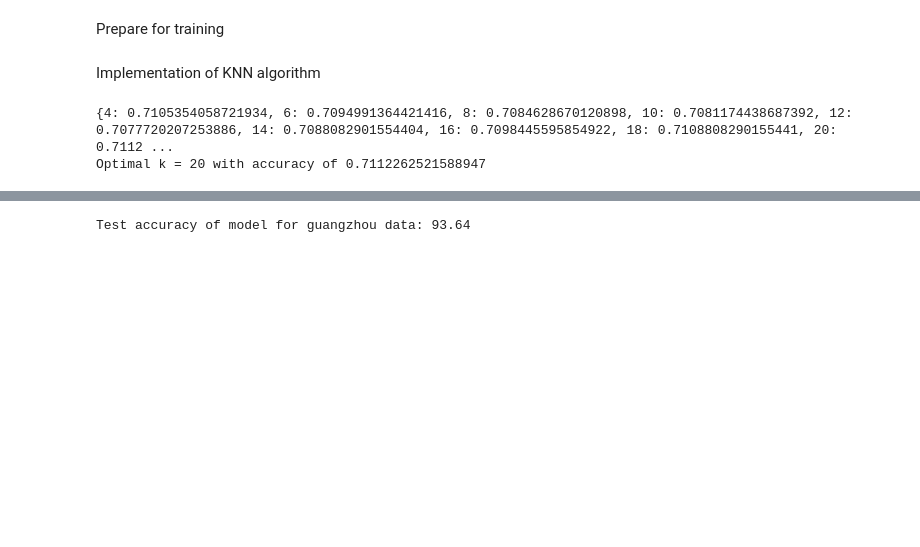
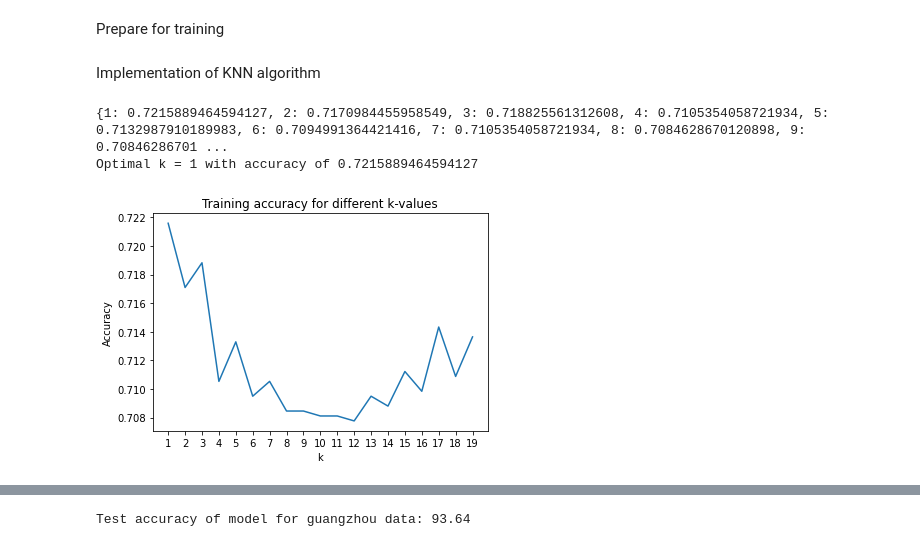
Before and after one commit to ichrist97/dat410-exercises, a Jupyter notebook: 3_aitools/knn.ipynb, the cells around one changed output, grey strips where cells are left out. Drawn from its saved outputs; the diff is of its cells as text; code cells hidden in the pictures; blank space fills up the shorter version.

Commit message:
Different range for k values and plotting of k value curve

```diff
--- a/3_aitools/knn.ipynb
+++ b/3_aitools/knn.ipynb
@@ -149,7 +146,7 @@ class KNN:
         dist = np.linalg.norm(x - y)
         return dist
 # %%
-def cross_validation(k_vals: List[int], X_train: np.ndarray, Y_train: np.ndarray):
+def cross_validation(k_vals: range, X_train: np.ndarray, Y_train: np.ndarray):
     """
     Cross validate different k values to find the optimal one with the highest accuracy
     """
@@ -160,16 +157,28 @@ def cross_validation(k_vals: List[int], X_train: np.ndarray, Y_train: np.ndarray
     return results
 # %%
 # can take some minutes to run depending on the amount of k values
-k_vals = [4, 6, 8, 10, 12, 14, 16, 18, 20]
+k_vals = range(1, 20)
 k_results = cross_validation(
-    k_vals, X_train, Y_train, X_test_guangzhou, Y_test_guangzhou
+    k_vals, X_train, Y_train
 )
 opt_k = max(k_results, key=k_results.get)
 
 print(k_results)
 print(f"Optimal k = {opt_k} with accuracy of {k_results[opt_k]}")
 # %% [output]
-{4: 0.7105354058721934, 6: 0.7094991364421416, 8: 0.7084628670120898, 10: 0.7081174438687392, 12: 0.7077720207253886, 14: 0.7088082901554404, 16: 0.7098445595854922, 18: 0.7108808290155441, 20: 0.7112 ...
-Optimal k = 20 with accuracy of 0.7112262521588947
+{1: 0.7215889464594127, 2: 0.7170984455958549, 3: 0.718825561312608, 4: 0.7105354058721934, 5: 0.7132987910189983, 6: 0.7094991364421416, 7: 0.7105354058721934, 8: 0.7084628670120898, 9: 0.70846286701 ...
+Optimal k = 1 with accuracy of 0.7215889464594127
+# %%
+fig = plt.figure()
+ax = fig.add_subplot(1, 1, 1)
+ax.plot(k_vals, k_results.values())
+ax.set_title('Training accuracy for different k-values')
+ax.set_ylabel('Accuracy')
+ax.set_xlabel('k')
+ax.xaxis.set_ticks(k_vals)
+fig.show()
+fig.savefig("k_vals.png")
+# %% [output]
+[figure, added]
 # %%
 # use model with optimal hyperparameter k
```
Also changed, not shown: parts of 4 cells of this notebook, 1 other file.
